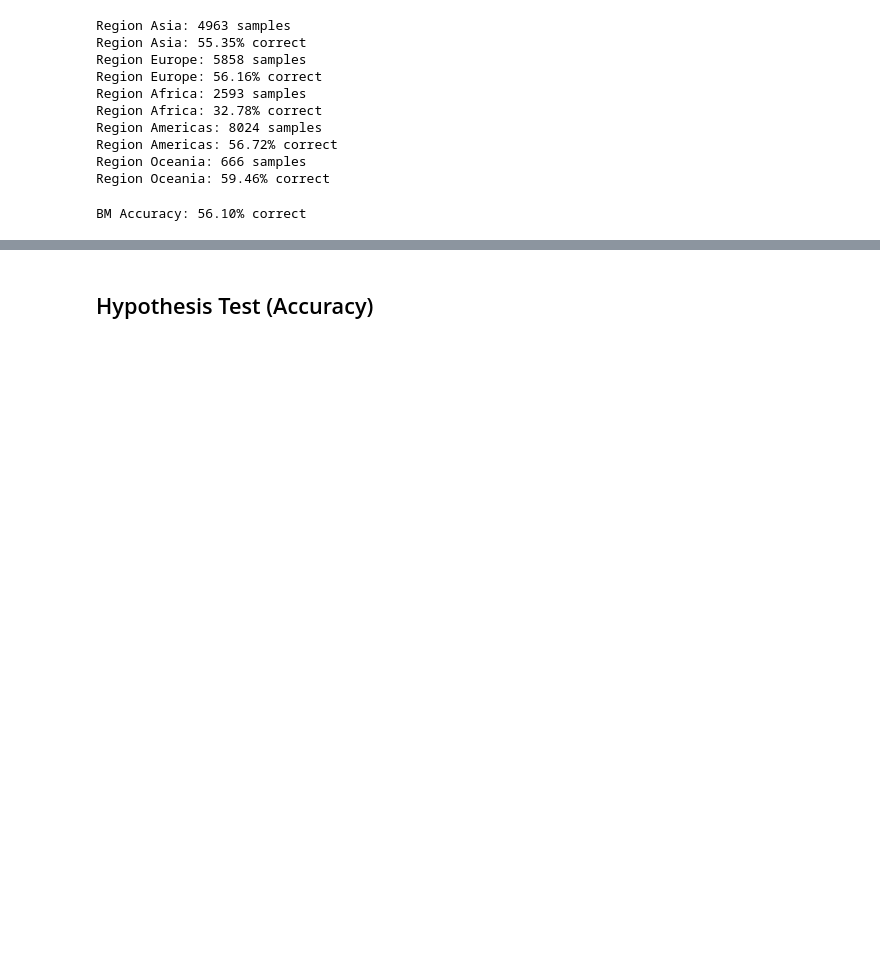
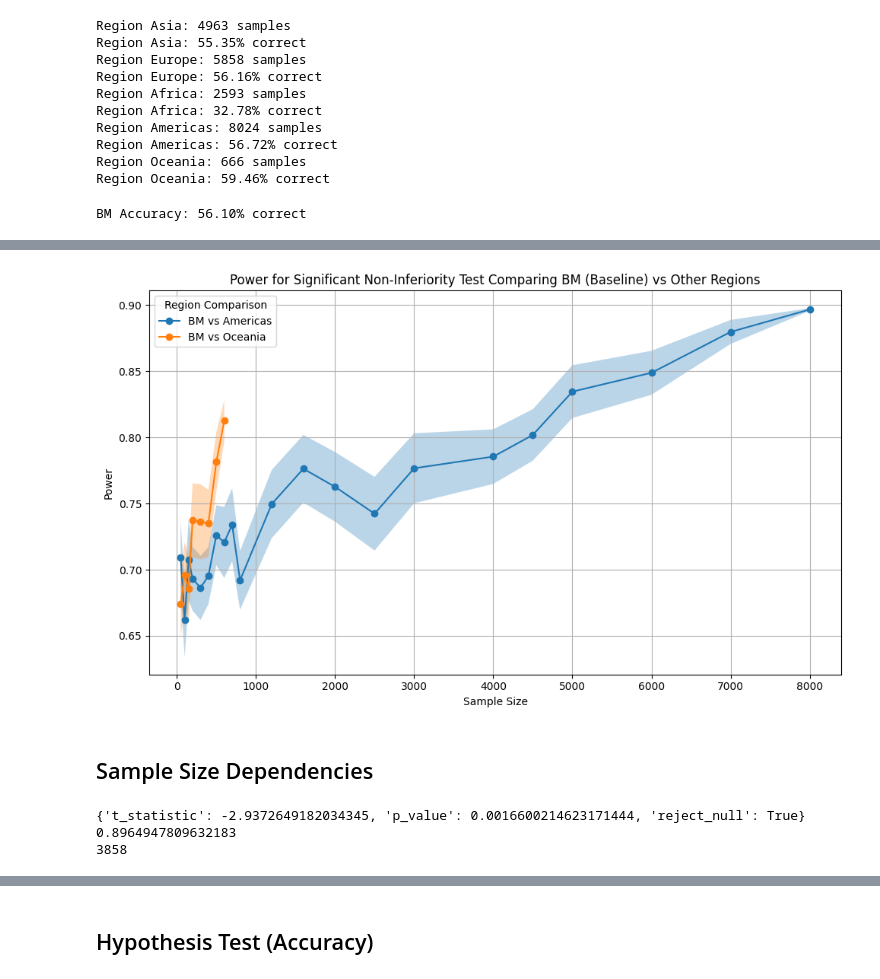
Before and after one commit to cleverhans-lab/suitability, a Jupyter notebook: suitability_filter_v2.ipynb, the cells around one changed output, grey strips where cells are left out. Drawn from its saved outputs; the diff is of its cells as text; code cells hidden in the pictures; blank space fills up the shorter version.

```diff
--- a/suitability_filter_v2.ipynb
+++ b/suitability_filter_v2.ipynb
@@ -350,0 +355,55 @@ plt.show()
+# %%
+df_melted = test_results.melt(id_vars=['sample_size', 'trial'], value_vars=['power BM vs Americas', 'power BM vs Oceania'],
+                    var_name='Comparison', value_name='power')
+
+df_melted['Comparison'] = df_melted['Comparison'].str.replace('power BM vs ', 'BM vs ')
+
+df_summary = df_melted.groupby(['sample_size', 'Comparison']).agg(
+    power_mean=('power', 'mean'),
+    power_std=('power', 'std'),
+    n=('power', 'size')
+).reset_index()
+
+df_summary['ci_upper'] = df_summary['power_mean'] + 1.96 * (df_summary['power_std'] / np.sqrt(df_summary['n']))
+df_summary['ci_lower'] = df_summary['power_mean'] - 1.96 * (df_summary['power_std'] / np.sqrt(df_summary['n']))
+
+# Create the plot
+plt.figure(figsize=(10, 6))
+
+# Plot the mean p-values for each comparison
+for comparison in df_summary['Comparison'].unique():
+    subset = df_summary[df_summary['Comparison'] == comparison]
+    plt.plot(subset['sample_size'], subset['power_mean'], marker='o', label=comparison)
+
+    # Plot the confidence intervals as shaded regions
+    plt.fill_between(subset['sample_size'], subset['ci_lower'], subset['ci_upper'], alpha=0.3)
+
+
+# Customize the plot
+plt.title('Power for Significant Non-Inferiority Test Comparing BM (Baseline) vs Other Regions')
+plt.xlabel('Sample Size')
+plt.ylabel('Power')
+# plt.yscale('log')  # Optional: Use logarithmic scale for p-values
+plt.legend(title='Region Comparison')
+plt.grid(True)
+
+# Adjust layout and show the plot
+plt.tight_layout()
+plt.show()
+# %% [output]
+[figure, added]
+# %% [markdown]
+## Sample Size Dependencies
+# %%
+margin = 0
+
+prod_dist = bm_dist  # 56.10% accuracy
+user_dist = reg_dists["Americas"]  # 56.72% accuracy
+
+print(test_fn(prod_dist, user_dist, margin=margin))
+print(ftests.power_non_inferiority_ttest(prod_dist, user_dist, margin=margin))
+print(ftests.sample_size_non_inferiority_ttest(prod_dist, user_dist, power=0.8, margin=margin))
+# %% [output]
+{'t_statistic': -2.9372649182034345, 'p_value': 0.0016600214623171444, 'reject_null': True}
+0.8964947809632183
+3858
```
Also changed, not shown: parts of 11 cells of this notebook.
